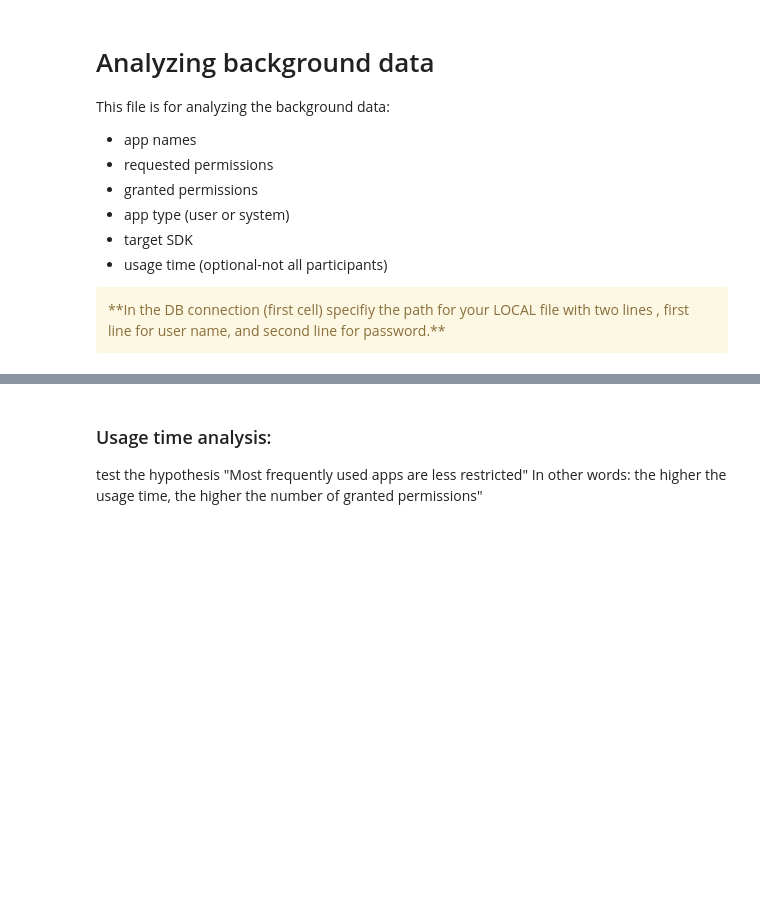
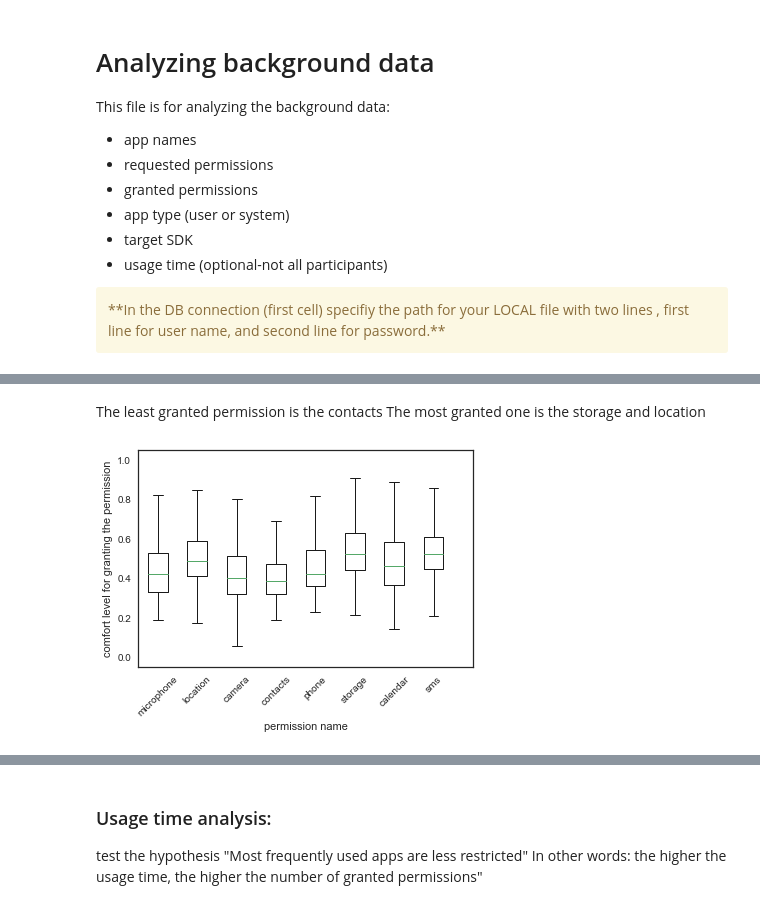
Before and after one commit to Qatrunnada/THIRD-crowdperm-analysis, a Jupyter notebook: THIRD-crowdperm-background-analysis.ipynb, the cells around one changed output, grey strips where cells are left out. Saved outputs shown, nothing was run; the diff lists cells and outputs as text; code cells hidden in the pictures; blank space fills up the shorter version.

```diff
--- a/THIRD-crowdperm-background-analysis.ipynb
+++ b/THIRD-crowdperm-background-analysis.ipynb
@@ -55,0 +201,24 @@ cursor = cnx.cursor()
+# %% [markdown]
+The least granted permission is the contacts
+The most granted one is the storage and location
+# %%
+#plot the data:
+import matplotlib.pyplot as plt
+import numpy as np
+import matplotlib.pyplot as plt
+#from matplotlib import pyplot as plt
+#fractionPermissions=[dfPermissions['fraction of apps granted microphone'], dfPermissions['fraction of apps granted location'],dfPermissions['fraction of apps granted camera'], dfPermissions['fraction of apps granted contacts'], dfPermissions['fraction of apps granted phone'], dfPermissions['fraction of apps granted storage'],dfPermissions['fraction of apps granted calendar'],dfPermissions['fraction of apps granted sensor'],dfPermissions['fraction of apps granted sms']
+#fractionPermissions=[dfPermissions['fraction of apps granted microphone'], dfPermissions['fraction of apps granted location'],dfPermissions['fraction of apps granted camera'], dfPermissions['fraction of apps granted contacts'],dfPermissions['fraction of apps granted phone'],dfPermissions['fraction of apps granted storage'],dfPermissions['fraction of apps granted calendar'],dfPermissions['fraction of apps granted sensor'],dfPermissions['fraction of apps granted sms']]
+fractionPermissions=[dfPermissions['fraction of apps granted microphone'], dfPermissions['fraction of apps granted location'],dfPermissions['fraction of apps granted camera'], dfPermissions['fraction of apps granted contacts'],dfPermissions['fraction of apps granted phone'],dfPermissions['fraction of apps granted storage'],dfPermissions['fraction of apps granted calendar'],dfPermissions['fraction of apps granted sms']]
+
+plt.boxplot(fractionPermissions)
+#plt.xticks([1, 2, 3,4,5,6,7,8,9],['microphone','location','camera','contacts','phone','storage','calendar','sensor','sms'])
+plt.xticks([1, 2, 3,4,5,6,7,8,9],['microphone','location','camera','contacts','phone','storage','calendar','sms'])
+plt.xticks(rotation=45)
+plt.xlabel('permission name')
+plt.ylabel('comfort level for granting the permission')
+#plt.plot(meanLocation, label='Location')
+#plt.legend()
+plt.show()
+# %% [output]
+[figure, added]
```
Also changed, not shown: parts of 3 cells of this notebook, 2 other files.
